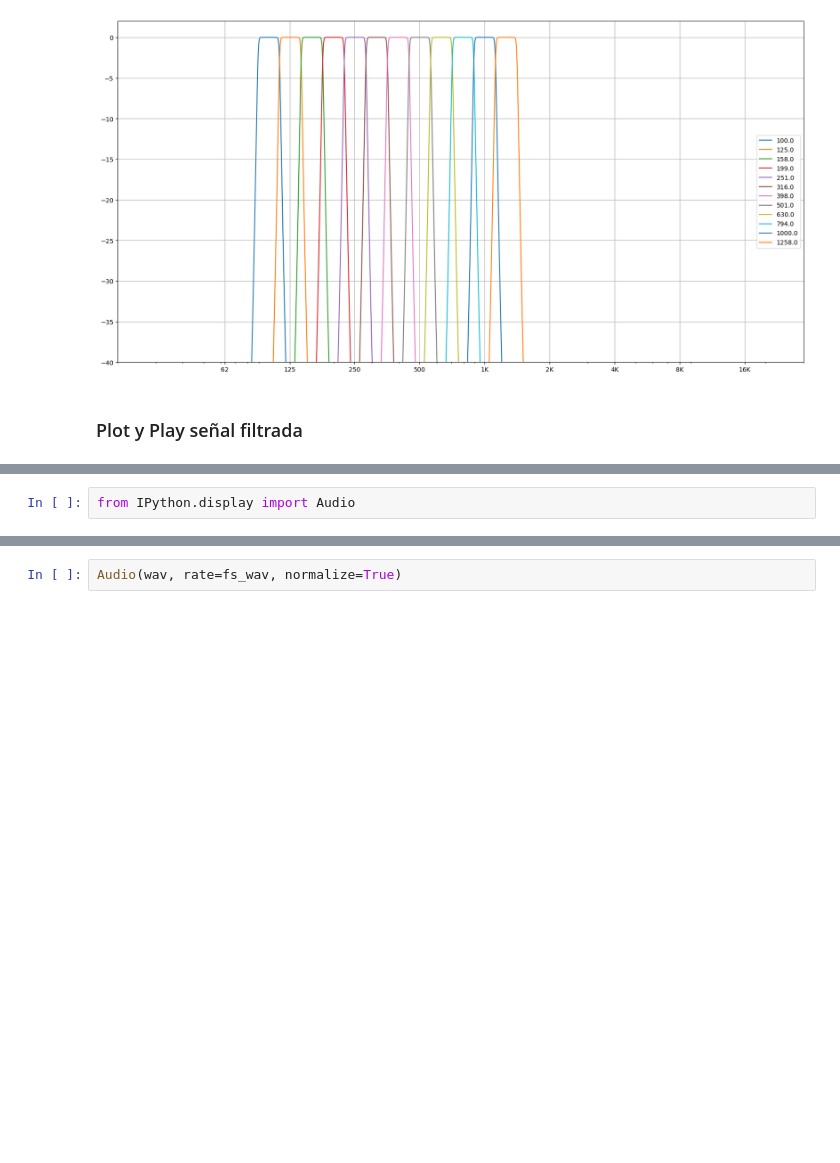
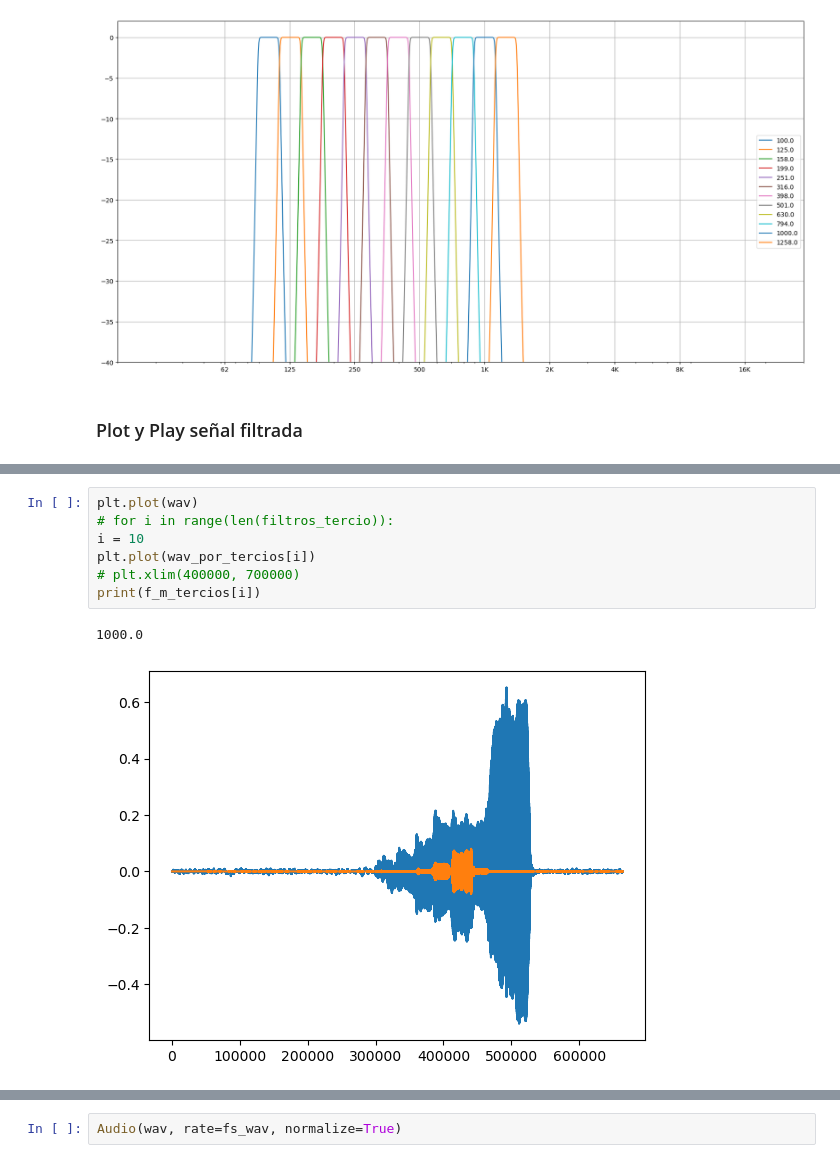
Before and after one commit to IMA-2026-CCLP/TP5-Polar-Plots, a Jupyter notebook: polar.ipynb, the cells around one changed output, grey strips where cells are left out. Drawn from its saved outputs; the diff is of its cells as text; blank space fills up the shorter version.

```diff
--- a/polar.ipynb
+++ b/polar.ipynb
@@ -116,2 +154,10 @@ print(f_m_tercios[idx])
 # %%
-from IPython.display import Audio
+plt.plot(wav)
+# for i in range(len(filtros_tercio)):
+i = 10
+plt.plot(wav_por_tercios[i])
+# plt.xlim(400000, 700000)
+print(f_m_tercios[i])
+# %% [output]
+1000.0
+[figure, added]
```
Also changed, not shown: parts of 14 cells of this notebook, 5 other files.
